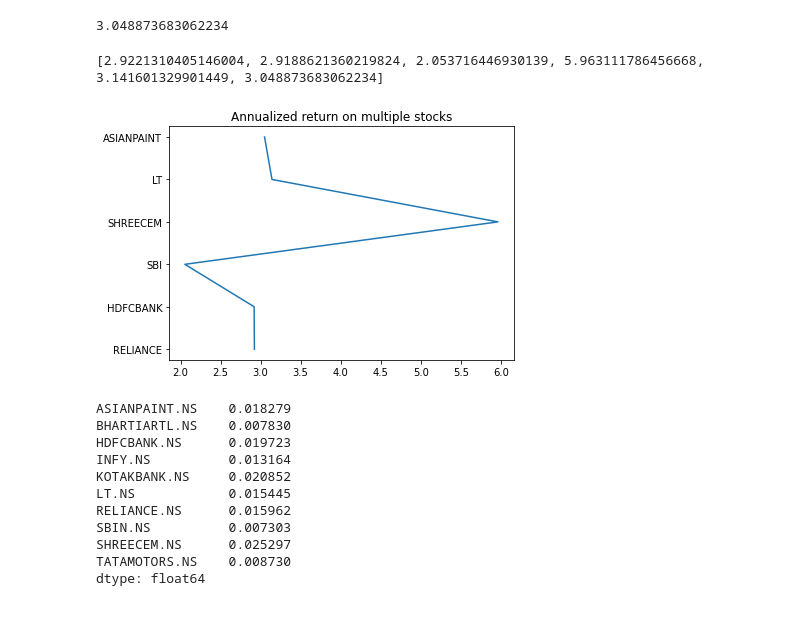
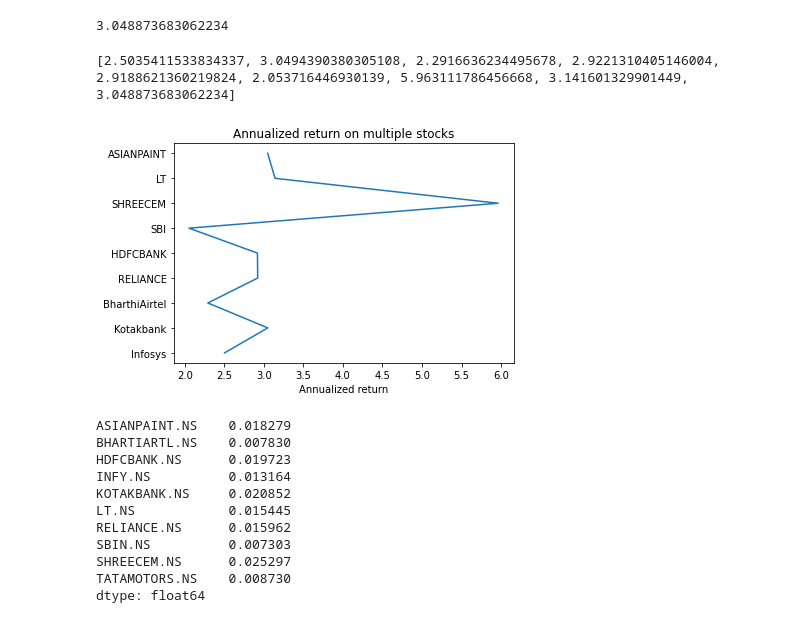
Before and after one commit to srilav/machinelearning, a Jupyter notebook: Team_11_Capstone_Project.ipynb, the cells around one changed output. Cells and saved outputs as stored; diff of their text form; code cells hidden in the pictures.

```diff
--- a/Team_11_Capstone_Project.ipynb
+++ b/Team_11_Capstone_Project.ipynb
@@ -434,3 +478,7 @@ plt.show()
 # %% [output]
 <Figure size 432x288 with 0 Axes>
 [figure]
+# %%
+annualized_returns_over_months_infy = multpl_stocks['Adj Close']['INFY.NS'][-1]-multpl_stocks['Adj Close']['INFY.NS'][0]/multpl_stocks['Adj Close']['INFY.NS'][0]
+annualized_returns_over_months_infy = (1+annualized_returns_over_months_infy)**(12/60)-1
+annualized_returns_over_months_infy
@@ -436,0 +487,4 @@ plt.show()
+# %%
+annualized_returns_over_months_KOTAKBANK = multpl_stocks['Adj Close']['KOTAKBANK.NS'][-1]-multpl_stocks['Adj Close']['KOTAKBANK.NS'][0]/multpl_stocks['Adj Close']['KOTAKBANK.NS'][0]
+annualized_returns_over_months_kotakbank = (1+annualized_returns_over_months_KOTAKBANK)**(12/60)-1
+annualized_returns_over_months_kotakbank
@@ -436,0 +493,4 @@ plt.show()
+# %%
+annualized_returns_over_months_BHARTIARTL = multpl_stocks['Adj Close']['BHARTIARTL.NS'][-1]-multpl_stocks['Adj Close']['BHARTIARTL.NS'][0]/multpl_stocks['Adj Close']['BHARTIARTL.NS'][0]
+annualized_returns_over_months_bharthiairtel = (1+annualized_returns_over_months_BHARTIARTL)**(12/60)-1
+annualized_returns_over_months_bharthiairtel
@@ -472,6 +534,9 @@ annualized_returns_over_months_asianpaint
 3.048873683062234
 # %%
 X = []
+X.append(annualized_returns_over_months_infy)
+X.append(annualized_returns_over_months_kotakbank)
+X.append(annualized_returns_over_months_bharthiairtel)
 X.append(annualized_returns_over_months_ril)
 X.append(annualized_returns_over_months_hdfcbk)
 X.append(annualized_returns_over_months_sbi)
@@ -479,20 +544,21 @@ X.append(annualized_returns_over_months_shreecem)
 X.append(annualized_returns_over_months_lt)
 X.append(annualized_returns_over_months_asianpaint)
 
-Y=["RELIANCE","HDFCBANK","SBI","SHREECEM", "LT", "ASIANPAINT"]
+Y=["Infosys","Kotakbank","BharthiAirtel","RELIANCE","HDFCBANK","SBI","SHREECEM", "LT", "ASIANPAINT"]
 
 print(X)
 # %% [output]
-[2.9221310405146004, 2.9188621360219824, 2.053716446930139, 5.963111786456668, 3.141601329901449, 3.048873683062234]
+[2.5035411533834337, 3.0494390380305108, 2.2916636234495678, 2.9221310405146004, 2.9188621360219824, 2.053716446930139, 5.963111786456668, 3.141601329901449, 3.048873683062234]
 # %%
 '''annualized returns '''
 fig = plt.figure()
 plt.plot(X, Y)
+plt.xlabel('Annualized return')
 plt.title("Annualized return on multiple stocks")
 plt.tight_layout()
 plt.show()
 # %% [output]
-[figure, old version]
+[figure, new version]
 # %%
 multpl_stock_monthly_returns.mean()
 # %% [output]
```
Also changed, not shown: parts of 6 cells of this notebook.
